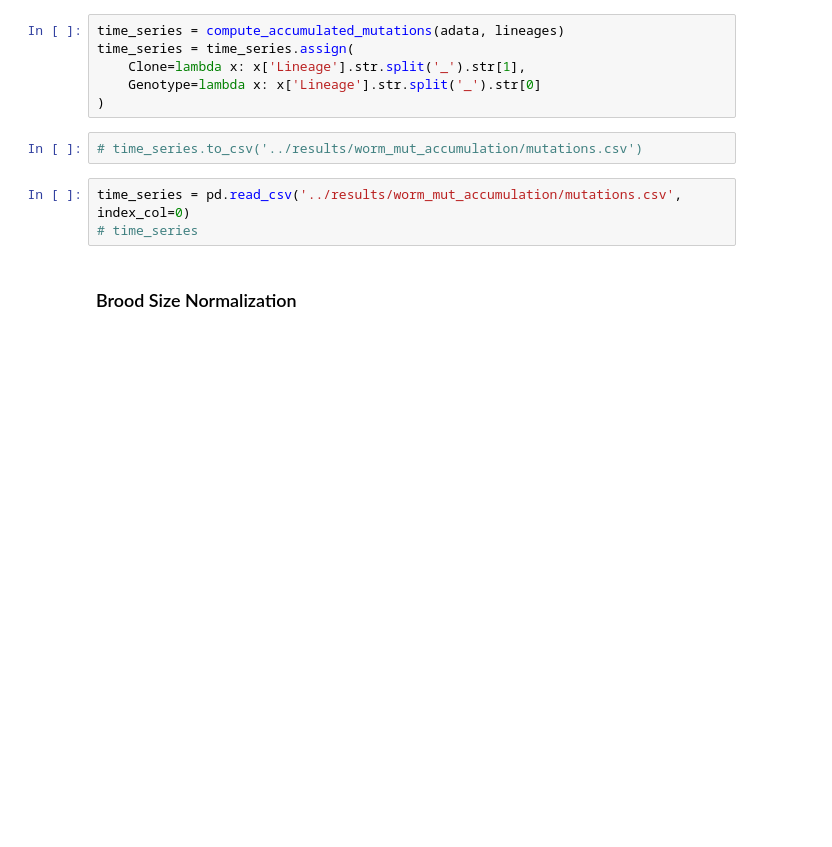
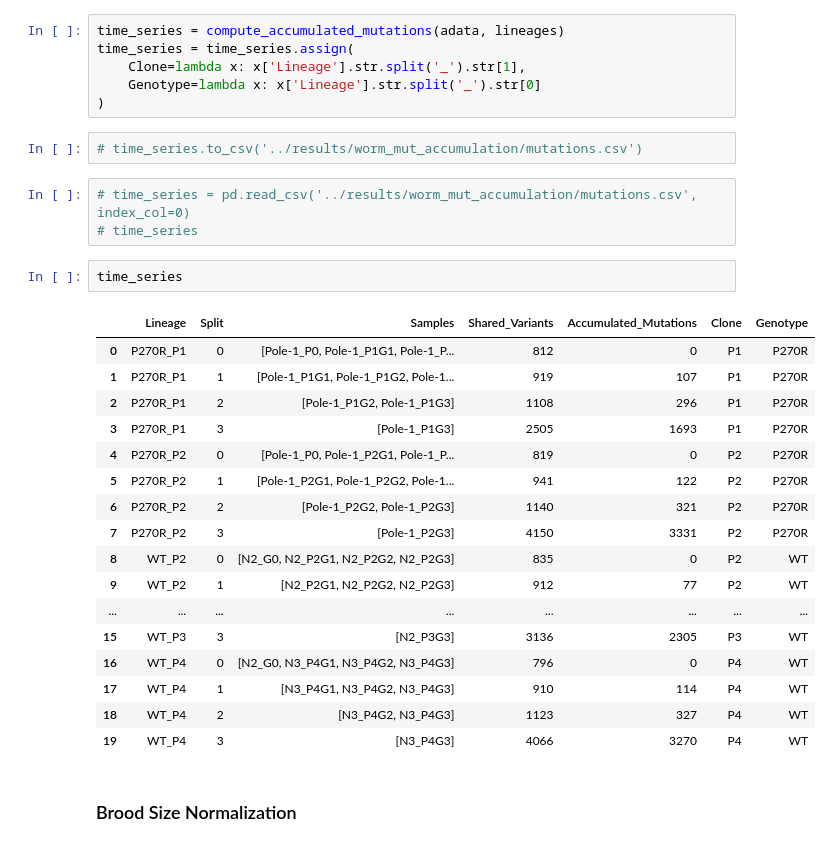
Before and after one commit to SrivatsanLab/SPC_genome, a Jupyter notebook: notebooks/worm_mut_accumulation.ipynb, the cells around one changed output. Saved outputs shown, nothing was run; the diff lists cells and outputs as text; blank space fills up the shorter version.

```diff
--- a/notebooks/worm_mut_accumulation.ipynb
+++ b/notebooks/worm_mut_accumulation.ipynb
@@ -224,8 +261,28 @@ time_series = time_series.assign(
 # %%
 # time_series.to_csv('../results/worm_mut_accumulation/mutations.csv')
 # %%
-time_series = pd.read_csv('../results/worm_mut_accumulation/mutations.csv', index_col=0)
+# time_series = pd.read_csv('../results/worm_mut_accumulation/mutations.csv', index_col=0)
 # time_series
+# %%
+time_series
+# %% [output]
+|  | Lineage | Split | Samples | Shared_Variants | Accumulated_Mutations | Clone | Genotype |
+| 0 | P270R_P1 | 0 | [Pole-1_P0, Pole-1_P1G1, Pole-1_P... | 812 | 0 | P1 | P270R |
+| 1 | P270R_P1 | 1 | [Pole-1_P1G1, Pole-1_P1G2, Pole-1... | 919 | 107 | P1 | P270R |
+| 2 | P270R_P1 | 2 | [Pole-1_P1G2, Pole-1_P1G3] | 1108 | 296 | P1 | P270R |
+| 3 | P270R_P1 | 3 | [Pole-1_P1G3] | 2505 | 1693 | P1 | P270R |
+| 4 | P270R_P2 | 0 | [Pole-1_P0, Pole-1_P2G1, Pole-1_P... | 819 | 0 | P2 | P270R |
+| 5 | P270R_P2 | 1 | [Pole-1_P2G1, Pole-1_P2G2, Pole-1... | 941 | 122 | P2 | P270R |
+| 6 | P270R_P2 | 2 | [Pole-1_P2G2, Pole-1_P2G3] | 1140 | 321 | P2 | P270R |
+| 7 | P270R_P2 | 3 | [Pole-1_P2G3] | 4150 | 3331 | P2 | P270R |
+| 8 | WT_P2 | 0 | [N2_G0, N2_P2G1, N2_P2G2, N2_P2G3] | 835 | 0 | P2 | WT |
+| 9 | WT_P2 | 1 | [N2_P2G1, N2_P2G2, N2_P2G3] | 912 | 77 | P2 | WT |
+| ... | ... | ... | ... | ... | ... | ... | ... |
+| 15 | WT_P3 | 3 | [N2_P3G3] | 3136 | 2305 | P3 | WT |
+| 16 | WT_P4 | 0 | [N2_G0, N3_P4G1, N3_P4G2, N3_P4G3] | 796 | 0 | P4 | WT |
+| 17 | WT_P4 | 1 | [N3_P4G1, N3_P4G2, N3_P4G3] | 910 | 114 | P4 | WT |
+| 18 | WT_P4 | 2 | [N3_P4G2, N3_P4G3] | 1123 | 327 | P4 | WT |
+| 19 | WT_P4 | 3 | [N3_P4G3] | 4066 | 3270 | P4 | WT |
 # %% [markdown]
 ### Brood Size Normalization
 # %%
```
Also changed, not shown: parts of 21 cells of this notebook, 1 other file.
